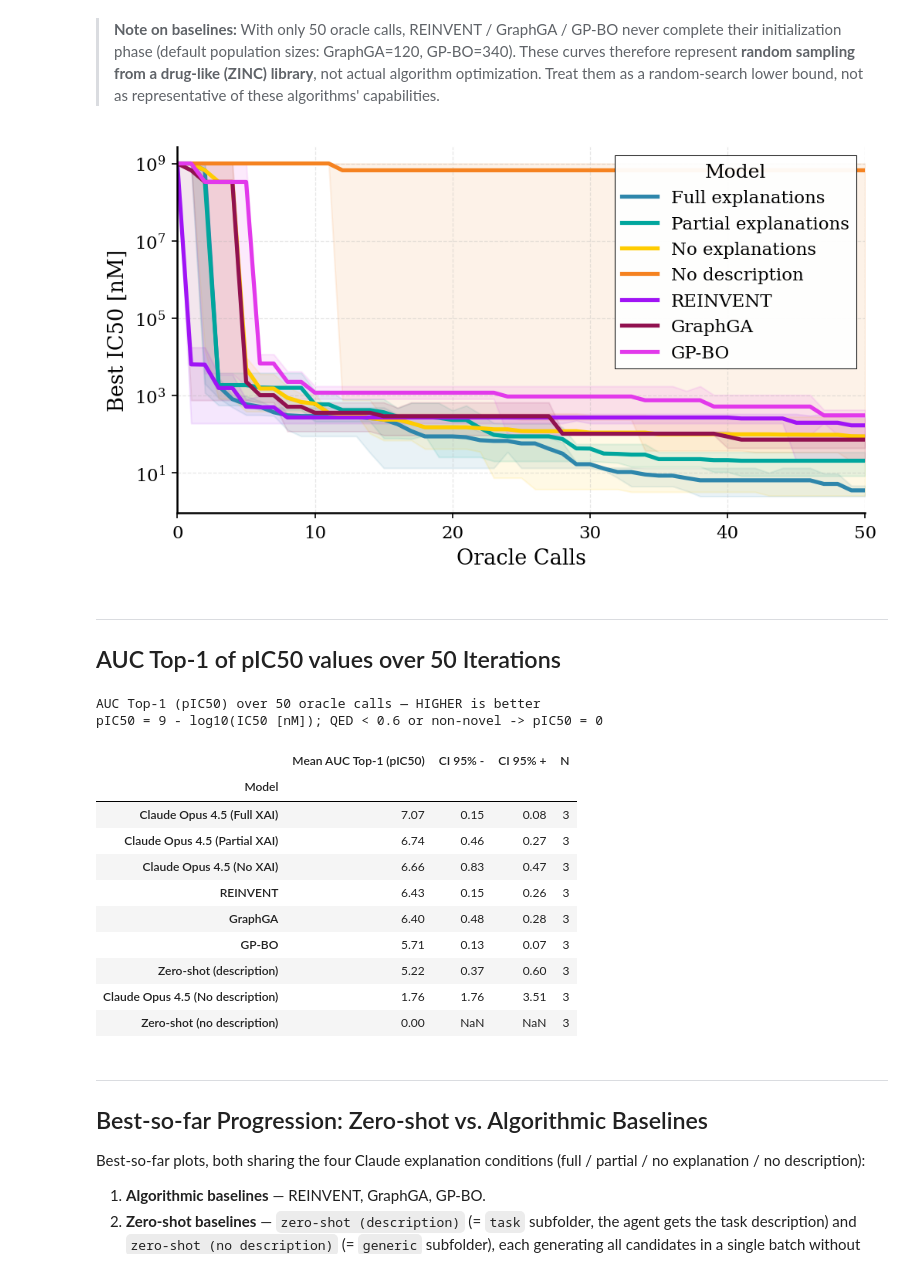
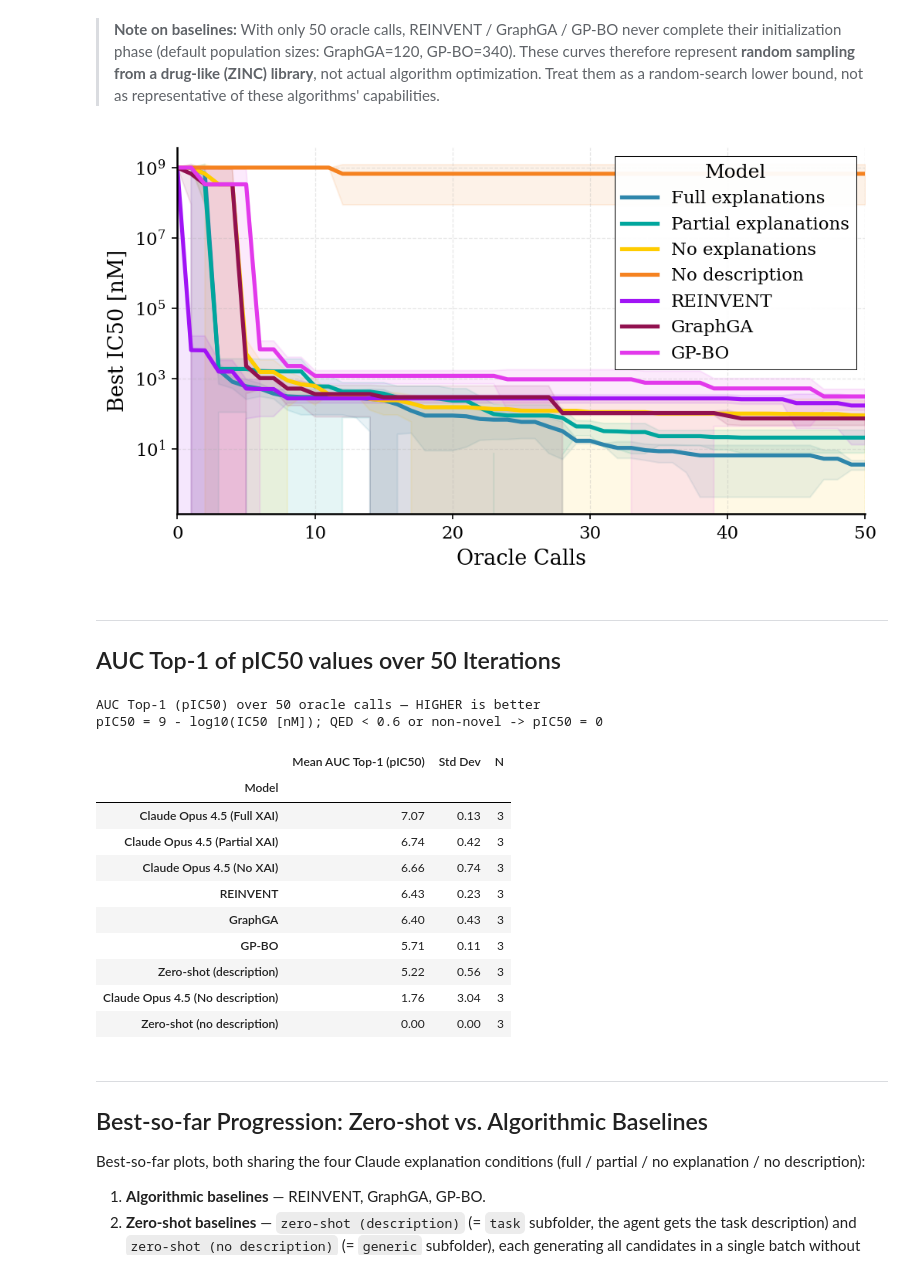
Before and after one commit to FabianKruger/molecule-optimization-agent, a Jupyter notebook: analysis/paper/xai_vs_no_xai_ic50mpro_extended.ipynb, the cells around one changed output. Cells and saved outputs as stored; diff of their text form; code cells hidden in the pictures.

Commit message:
updated plots and tables to use std instead of CI

```diff
--- a/analysis/paper/xai_vs_no_xai_ic50mpro_extended.ipynb
+++ b/analysis/paper/xai_vs_no_xai_ic50mpro_extended.ipynb
@@ -258,7 +258,7 @@ sns.lineplot(
     hue="model",
     hue_order=legend_order,
     palette=model_colors,
-    errorbar=('ci', 95),
+    errorbar=('sd'),
     err_kws={'alpha': 0.1},  # Make confidence interval more transparent
     linewidth=2.5,
     ax=ax
@@ -273,34 +273,34 @@ ax.set_yscale('log')
 ax.grid(True, alpha=0.3, linestyle='--', linewidth=0.6)
 ax.spines['top'].set_visible(False)
 ax.spines['right'].set_visible(False)
 
 # Conditionally show/hide legend
 if SHOW_LEGEND:
     handles, labels = ax.get_legend_handles_labels()
     new_labels = [legend_labels.get(label, label) for label in labels]
     legend = ax.legend(
         handles,
         new_labels,
         title='Model',
         frameon=True,
         fancybox=False,
         shadow=False,
         framealpha=0.95,
         edgecolor='black',
         loc='upper right'
     )
     legend.get_frame().set_linewidth(0.5)
 else:
     ax.get_legend().remove()
 
 plt.tight_layout()
 
 # Save figure as PDF
 plt.savefig('./figures/xai_vs_no_xai_ic50mpro_extended.pdf', format='pdf', bbox_inches='tight', dpi=300)
 
 plt.show()
 # %% [output]
-[figure, old version]
+[figure, new version]
 # %% [markdown]
 ---
 ## AUC Top-1 of pIC50 values over 50 Iterations
@@ -385,17 +385,16 @@ for (model, replicate), group in df_auc.groupby(['model', 'replicate']):
 
 auc_pic50_df = pd.DataFrame(auc_pic50_records)
 
-# Summarize by model with bootstrap CI
+# Summarize by model with standard deviation
 auc_pic50_summary_rows = []
 for model, group in auc_pic50_df.groupby('model'):
-    values = group['auc_top1_pic50']
+    values = group['auc_top1_pic50'].dropna()
     mean_val = values.mean()
-    ci_low, ci_high = bootstrap_ci(values)
+    std_val = values.std(ddof=1)  # sample SD, n-1 denominator
     auc_pic50_summary_rows.append({
         "Model": model,
         "Mean AUC Top-1 (pIC50)": mean_val,
-        "CI 95% -": mean_val - ci_low,
-        "CI 95% +": ci_high - mean_val,
+        "Std Dev": std_val,
         "N": len(values),
     })
 
@@ -413,17 +412,17 @@ auc_pic50_summary
 # %% [output]
 AUC Top-1 (pIC50) over 50 oracle calls — HIGHER is better
 pIC50 = 9 - log10(IC50 [nM]); QED < 0.6 or non-novel -> pIC50 = 0
-|  | Mean AUC Top-1 (pIC50) | CI 95% - | CI 95% + | N |
-| Model |  |  |  |  |
-| Claude Opus 4.5 (Full XAI) | 7.07 | 0.15 | 0.08 | 3 |
-| Claude Opus 4.5 (Partial XAI) | 6.74 | 0.46 | 0.27 | 3 |
-| Claude Opus 4.5 (No XAI) | 6.66 | 0.83 | 0.47 | 3 |
-| REINVENT | 6.43 | 0.15 | 0.26 | 3 |
-| GraphGA | 6.40 | 0.48 | 0.28 | 3 |
-| GP-BO | 5.71 | 0.13 | 0.07 | 3 |
-| Zero-shot (description) | 5.22 | 0.37 | 0.60 | 3 |
-| Claude Opus 4.5 (No description) | 1.76 | 1.76 | 3.51 | 3 |
-| Zero-shot (no description) | 0.00 | NaN | NaN | 3 |
+|  | Mean AUC Top-1 (pIC50) | Std Dev | N |
+| Model |  |  |  |
+| Claude Opus 4.5 (Full XAI) | 7.07 | 0.13 | 3 |
+| Claude Opus 4.5 (Partial XAI) | 6.74 | 0.42 | 3 |
+| Claude Opus 4.5 (No XAI) | 6.66 | 0.74 | 3 |
+| REINVENT | 6.43 | 0.23 | 3 |
+| GraphGA | 6.40 | 0.43 | 3 |
+| GP-BO | 5.71 | 0.11 | 3 |
+| Zero-shot (description) | 5.22 | 0.56 | 3 |
+| Claude Opus 4.5 (No description) | 1.76 | 3.04 | 3 |
+| Zero-shot (no description) | 0.00 | 0.00 | 3 |
 # %% [markdown]
 ---
 ## Best-so-far Progression: Zero-shot vs. Algorithmic Baselines
```
Also changed, not shown: parts of 1 cell of this notebook, 5 other files.
